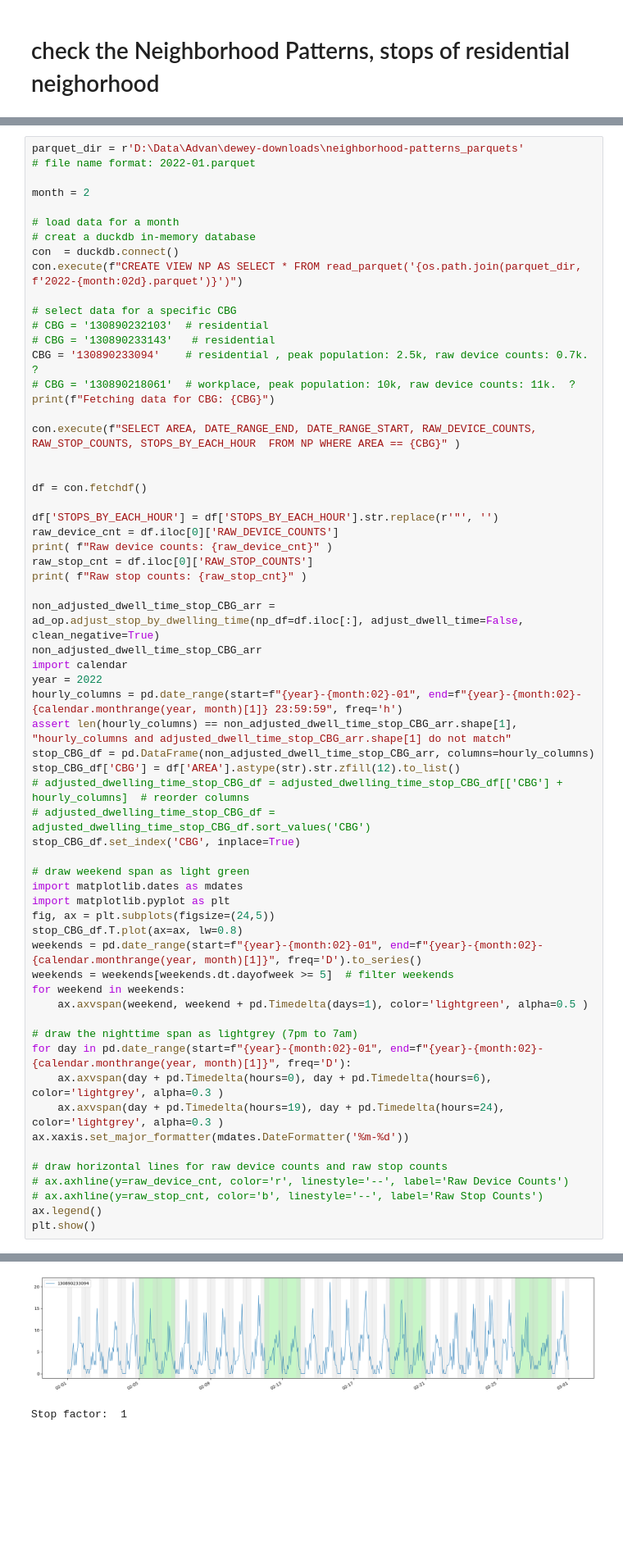
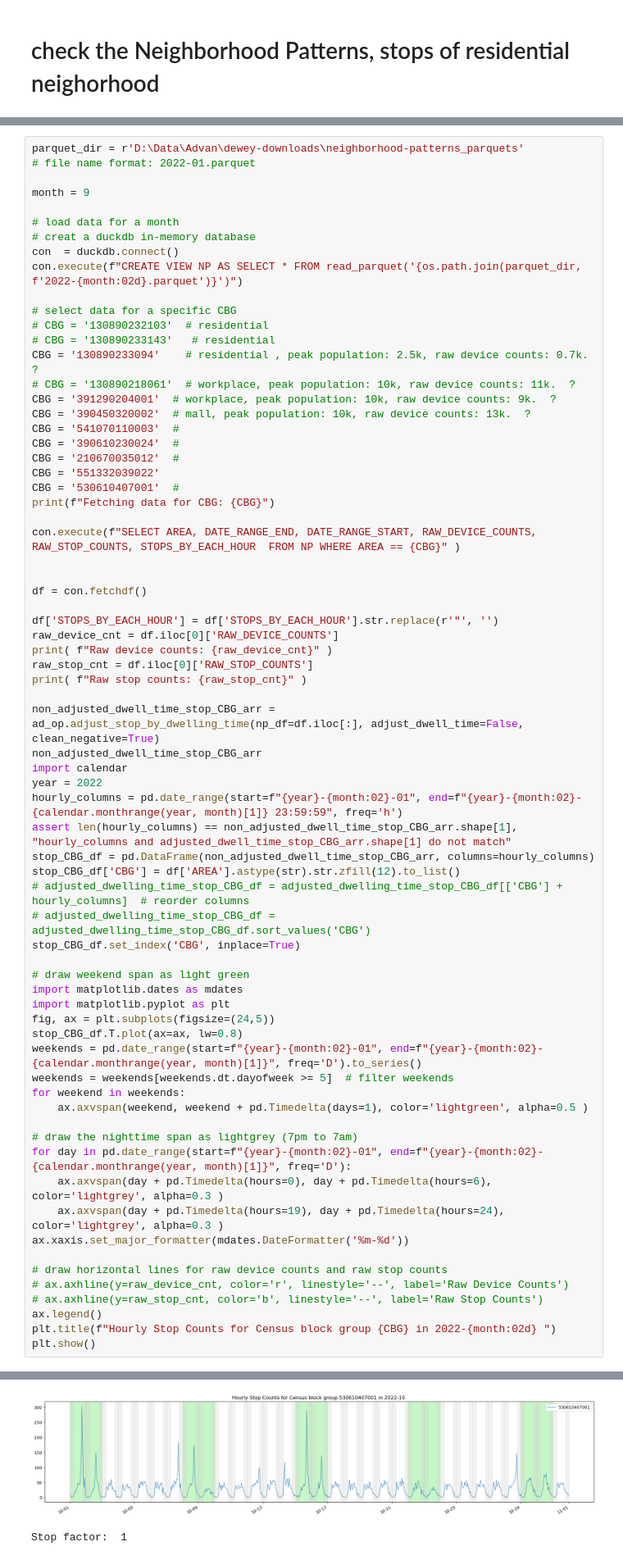
Before and after one commit to gladcolor/hourly_population, a Jupyter notebook: Check_neighboorhood_mobility.ipynb, the cells around one changed output, grey strips where cells are left out. Shown at 82% size. Drawn from its saved outputs; the diff is of its cells as text; blank space fills up the shorter version.

```diff
--- a/Check_neighboorhood_mobility.ipynb
+++ b/Check_neighboorhood_mobility.ipynb
@@ -36,7 +33,7 @@ The autoreload extension is already loaded. To reload it, use:
 parquet_dir = r'D:\Data\Advan\dewey-downloads\neighborhood-patterns_parquets'
 # file name format: 2022-01.parquet
 
-month = 2
+month = 9
 
 # load data for a month
 # creat a duckdb in-memory database
@@ -48,6 +45,13 @@ con.execute(f"CREATE VIEW NP AS SELECT * FROM read_parquet('{os.path.join(parque
 # CBG = '130890233143'   # residential
 CBG = '130890233094'    # residential , peak population: 2.5k, raw device counts: 0.7k.  ?
 # CBG = '130890218061'  # workplace, peak population: 10k, raw device counts: 11k.  ?
+CBG = '391290204001'  # workplace, peak population: 10k, raw device counts: 9k.  ?
+CBG = '390450320002'  # mall, peak population: 10k, raw device counts: 13k.  ?
+CBG = '541070110003'  #
+CBG = '390610230024'  #
+CBG = '210670035012'  #
+CBG = '551332039022'
+CBG = '530610407001'  #
 print(f"Fetching data for CBG: {CBG}")
 
 con.execute(f"SELECT AREA, DATE_RANGE_END, DATE_RANGE_START, RAW_DEVICE_COUNTS, RAW_STOP_COUNTS, STOPS_BY_EACH_HOUR  FROM NP WHERE AREA == {CBG}" )
@@ -93,5 +97,6 @@ ax.xaxis.set_major_formatter(mdates.DateFormatter('%m-%d'))
 # ax.axhline(y=raw_device_cnt, color='r', linestyle='--', label='Raw Device Counts')
 # ax.axhline(y=raw_stop_cnt, color='b', linestyle='--', label='Raw Stop Counts')
 ax.legend()
+plt.title(f"Hourly Stop Counts for Census block group {CBG} in 2022-{month:02d} ")
 plt.show()
 # %% [output]
@@ -101,5 +106,5 @@ Raw stop counts: 2993
 Stop factor:  1
-[figure, old version]
+[figure, new version]
 # %%
 # %% [output]
 Stop factor:  1
```
Also changed, not shown: parts of 2 cells of this notebook, 1 other file.
